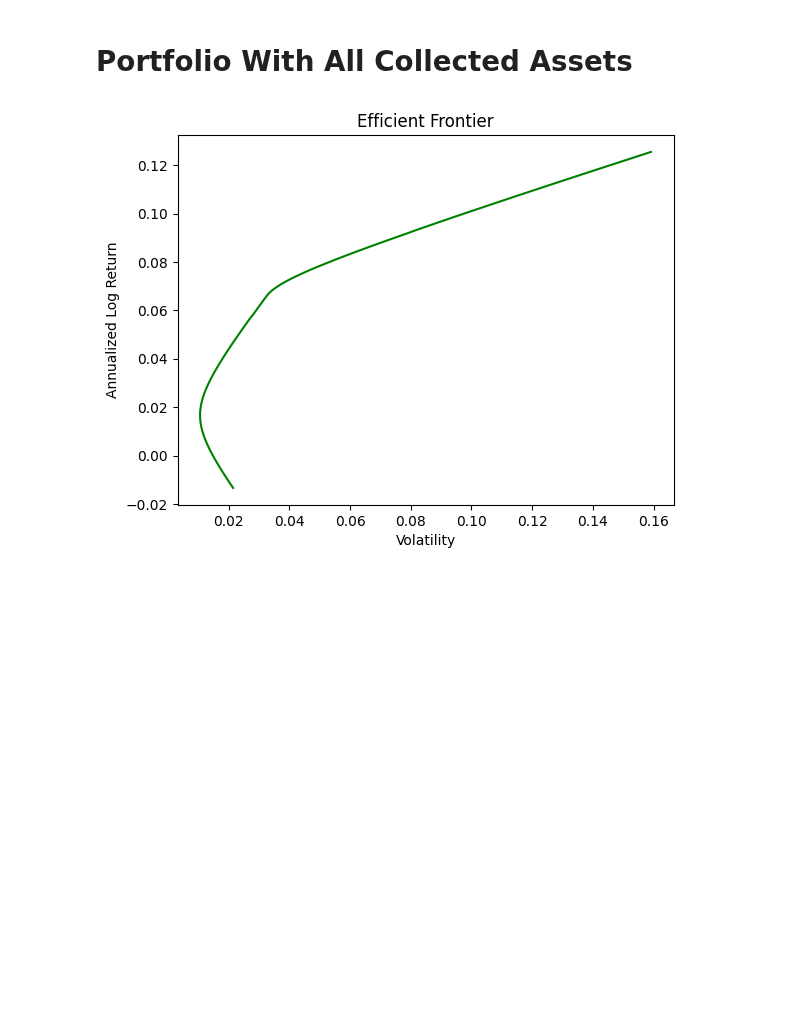
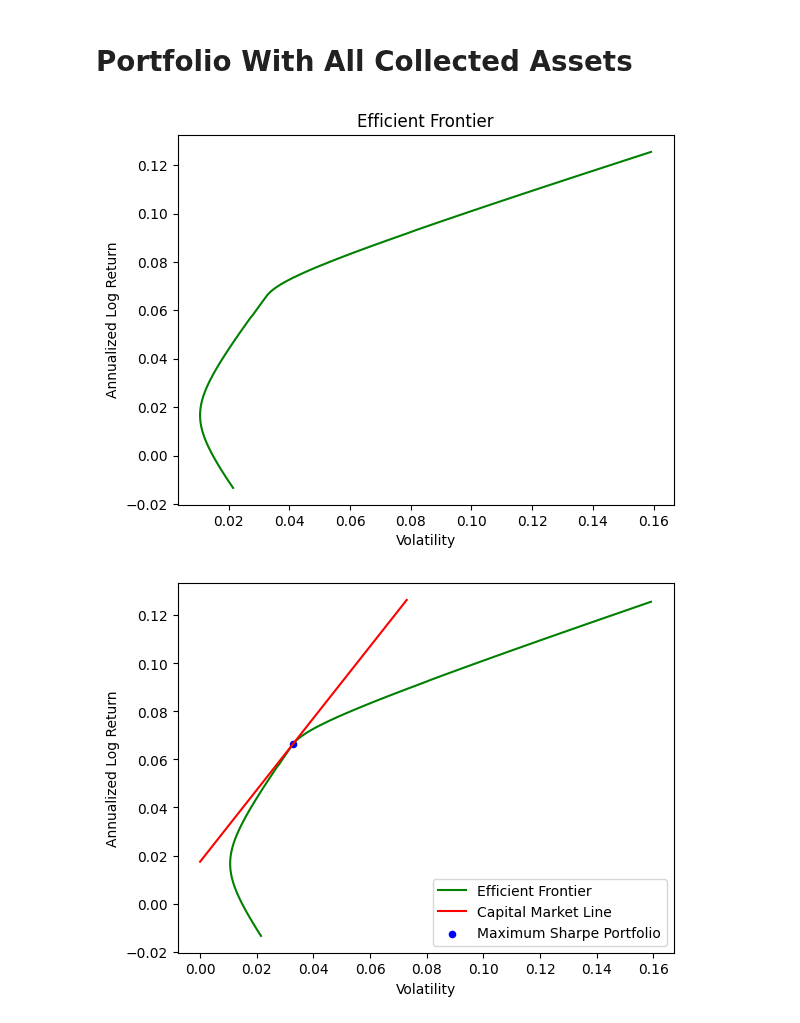
Before and after one commit to jlopes3/MF703_Project, a Jupyter notebook: BackTesting/AllAssets.ipynb, the cells around one changed output. Cells and saved outputs as stored; diff of their text form; code cells hidden in the pictures; blank space fills up the shorter version.

Commit message:
added capital market line and a point for the maximum sharpe portfolio into plot_ef

```diff
--- a/BackTesting/AllAssets.ipynb
+++ b/BackTesting/AllAssets.ipynb
@@ -47,10 +47,10 @@ all_securities = [XLB, XLF, XLP, XLY, XLE, XLI, XLK, XLU, XLV, ES1, DX1, SI1, CL
 # %%
 portfolio = Portfolio(all_securities, rf = get_risk_free_rate('2008-05-06'), equity_benchmark = SPY, future_benchmark = DBC,treasury_benchmark = tenYr)
 portfolio.filter(startDate="2008-01-01", endDate="2024-01-01", period=1)
-max_sharpe_ratio, ret, vol, weights = portfolio.max_sharpe_portfolio(n_points=100)
-portfolio.plot_ef(n_points = 100)
+max_sharpe_ratio, ret, vol, weights = portfolio.plot_ef(n_points = 100)
 # %% [output]
 [figure]
+[figure, added]
 # %%
 print("MSR portfolio weights: " + str(weights))
 print("MSR portfolio expected annualized log return: " + str(ret))
```
Also changed, not shown: parts of 2 cells of this notebook, 9 other files.
